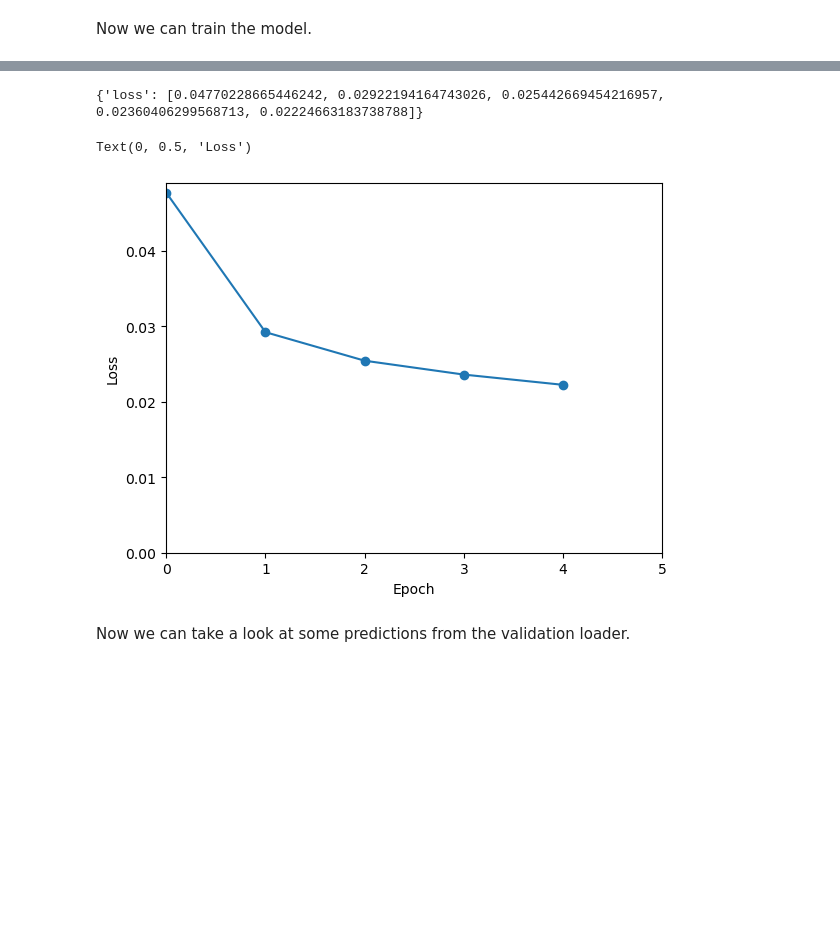
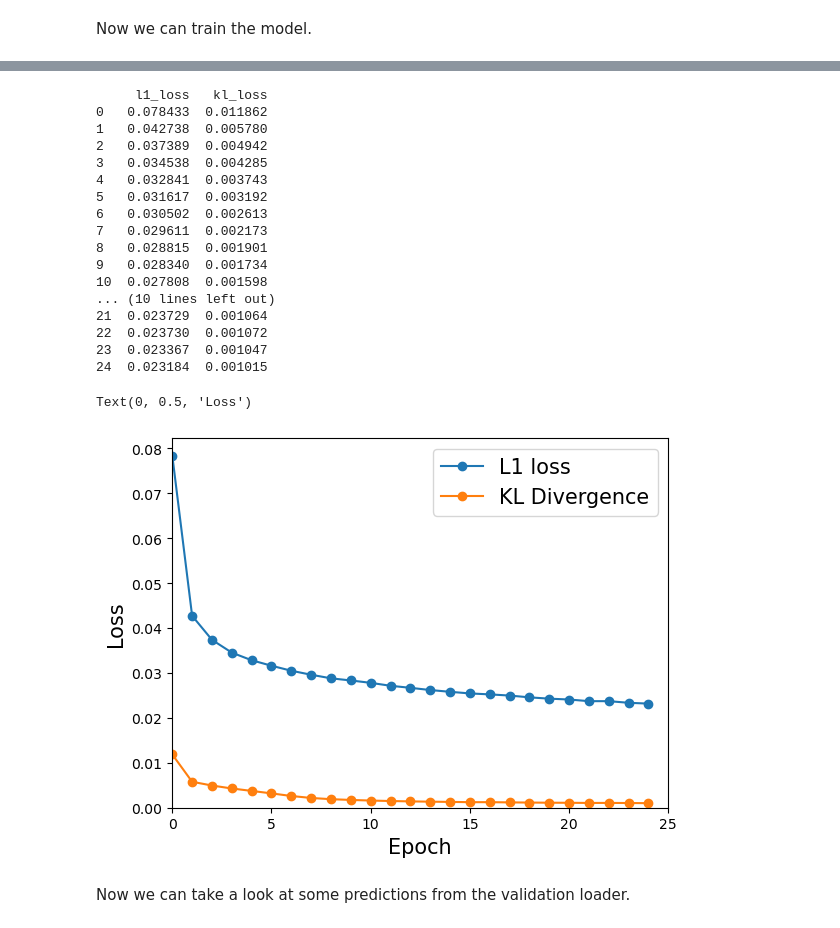
Before and after one commit to jdenholm/TorchTools, a Jupyter notebook: demos/variational_autoencoder_demo.ipynb, the cells around one changed output, grey strips where cells are left out. Drawn from its saved outputs; the diff is of its cells as text; code cells hidden in the pictures; blank space fills up the shorter version.

```diff
--- a/demos/variational_autoencoder_demo.ipynb
+++ b/demos/variational_autoencoder_demo.ipynb
@@ -6,17 +6,16 @@ To use this demo, create the conda env defined in ``requirements-dev.conda.yaml`
 from torchvision.datasets import MNIST
 from torchvision.transforms import Compose, ToTensor, RandomRotation
 from torchvision.transforms import ColorJitter
-
 from torch.utils.data import DataLoader
 
-batch_size = 8
+batch_size = 100
 
 
 training_tfms = Compose(
     [
         ToTensor(),
         RandomRotation(180),
-        ColorJitter(brightness=0.3, contrast=0.3, saturation=0.3, hue=0.3),
+        ColorJitter(brightness=0.3),
     ]
 )
 valid_tfms = Compose([ToTensor()])
@@ -106,7 +120,7 @@ def train_one_epoch(
 
     """
     model.train()
-    running_loss = 0.0
+    metrics = {"l1_loss" : 0.0, "kl_loss" : 0.0}
     for batch, _ in data_loader:
         optimiser.zero_grad()
 
@@ -116,28 +130,27 @@ def train_one_epoch(
 
         l1_loss = loss_func(preds.tanh(), batch)
 
-
         (l1_loss + kl_div).backward()
 
         optimiser.step()
 
-        running_loss += l1_loss.item()
+        metrics["l1_loss"] += l1_loss.item()
+        metrics["kl_loss"] += kl_div.item()
 
-    return running_loss / len(data_loader)
+    return {key : val / len(data_loader) for key, val in metrics.items()}
 # %% [markdown]
 Now we can train the model.
 # %%
 from time import perf_counter
 
-epochs = 5
+epochs = 25
 
-metrics = {"loss": []}
+metrics = []
 
 for epoch in range(epochs):
-
     start = perf_counter()
 
-    metrics["loss"].append(
+    metrics.append(
         train_one_epoch(
             model,
             train_loader,
@@ -148,5 +161,5 @@ for epoch in range(epochs):
 
     stop = perf_counter()
 
-    print(f"Epoch time : {stop - start:.6f}")
+    print(f"{epoch + 1} Epoch time : {stop - start:.6f}")
 # %% [output]
@@ -158,17 +183,39 @@ Epoch time : 397.673063
 # %%
 import matplotlib.pyplot as plt
+from pandas import DataFrame
+
+metrics = DataFrame(metrics)
 
 print(metrics)
 
 figure, axes = plt.subplots(1, 1)
-axes.plot(metrics["loss"], "-o")
+axes.plot(metrics["l1_loss"], "-o", label="L1 loss")
+axes.plot(metrics["kl_loss"], "-o", label="KL Divergence")
 
 axes.set_ylim(bottom=0.0)
 axes.set_xlim(left=0.0, right=epochs)
 
-axes.set_xlabel("Epoch")
-axes.set_ylabel("Loss")
+axes.legend(fontsize=15)
+
+axes.set_xlabel("Epoch", fontsize=15)
+axes.set_ylabel("Loss", fontsize=15)
 # %% [output]
-{'loss': [0.04770228665446242, 0.02922194164743026, 0.025442669454216957, 0.02360406299568713, 0.02224663183738788]}
+     l1_loss   kl_loss
+0   0.078433  0.011862
+1   0.042738  0.005780
+2   0.037389  0.004942
+3   0.034538  0.004285
+4   0.032841  0.003743
+5   0.031617  0.003192
+6   0.030502  0.002613
+7   0.029611  0.002173
+8   0.028815  0.001901
+9   0.028340  0.001734
+10  0.027808  0.001598
+... (10 lines left out)
+21  0.023729  0.001064
+22  0.023730  0.001072
+23  0.023367  0.001047
+24  0.023184  0.001015
 Text(0, 0.5, 'Loss')
-[figure, old version]
+[figure, new version]
```
Also changed, not shown: parts of 4 cells of this notebook.
